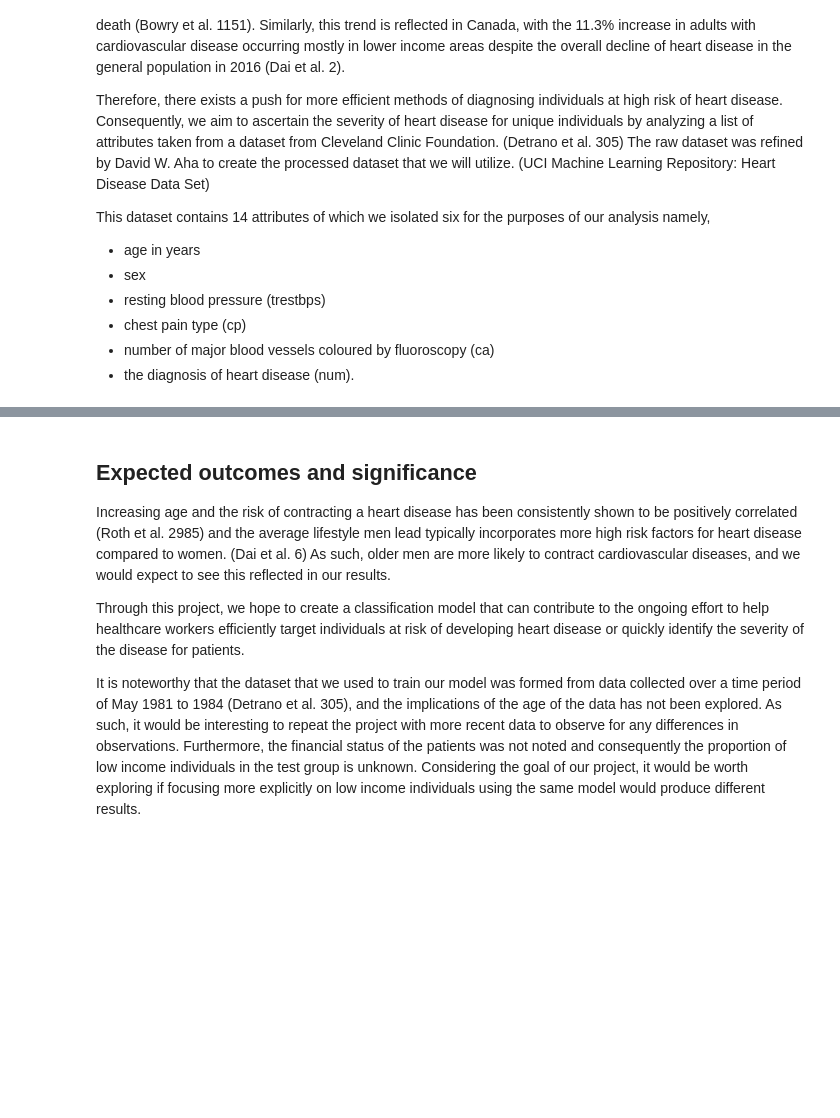
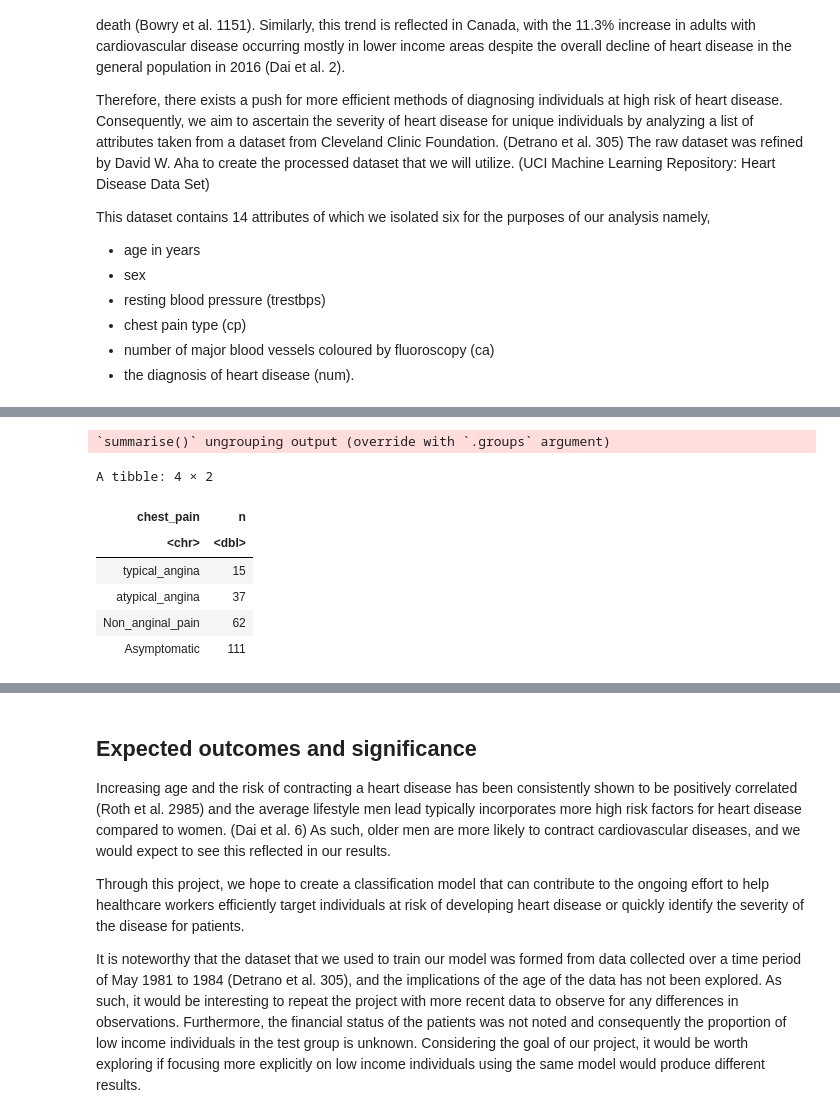
Before and after one commit to Wuliao-mao/DSCI-Project-10, a Jupyter notebook: PROPOSAL.ipynb, the cells around one changed output, grey strips where cells are left out. Drawn from its saved outputs; the diff is of its cells as text; code cells hidden in the pictures; blank space fills up the shorter version.

```diff
--- a/PROPOSAL.ipynb
+++ b/PROPOSAL.ipynb
@@ -144,19 +203,28 @@ mean_age
 # %%
 #Run this cell to find the exact distribution of patients with each type of chest pain
 
-n_chest_pain <- cleveland_df_sel_f %>% group_by(cp) %>% summarize(n = n())
+n_chest_pain <- patients_train %>% group_by(cp) %>% summarize(n = n())
 
 n_chest_pain <- pivot_wider(n_chest_pain, names_from = cp, values_from = n)
 
 n_chest_pain <-
         rename(n_chest_pain,
               "typical_angina" = "1",
               "atypical_angina" = "2", "Non_anginal_pain" = "3", "Asymptomatic" = "4") #%>% mutate("female" = as.character(female), "male" = as.character(male))
 
 n_chest_pain <- pivot_longer(n_chest_pain, cols = typical_angina:Asymptomatic, names_to = "chest_pain", values_to = "n") %>% mutate(n = as.numeric(n))
 
 
 n_chest_pain
+# %% [output]
+`summarise()` ungrouping output (override with `.groups` argument)
+A tibble: 4 × 2
+| chest_pain | n |
+| <chr> | <dbl> |
+| typical_angina | 15 |
+| atypical_angina | 37 |
+| Non_anginal_pain | 62 |
+| Asymptomatic | 111 |
 # %%
 #Run this cell to find the minimum and maximum rest blood pressure in each age group.
 #Young adult (18-35 years old)
```
Also changed, not shown: parts of 17 cells of this notebook.
